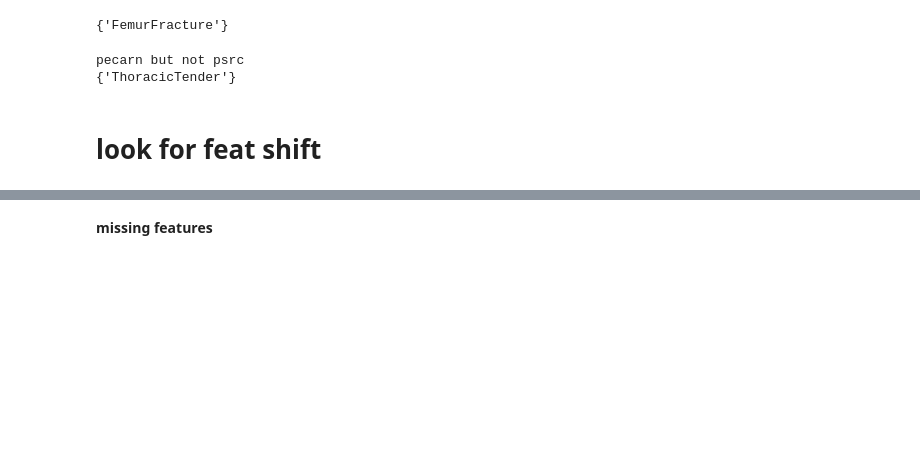
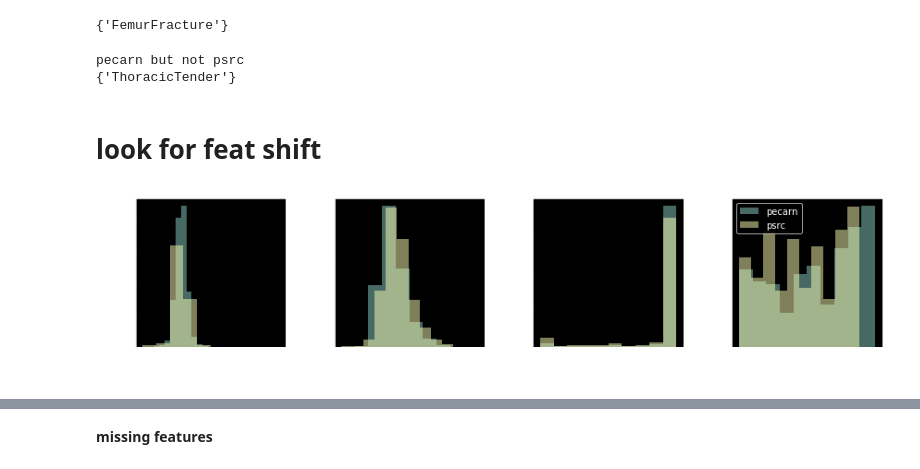
Before and after one commit to csinva/iai-clinical-decision-rule, a Jupyter notebook: 01_feat_matching.ipynb, the cells around one changed output, grey strips where cells are left out. Cells and saved outputs as stored; diff of their text form; code cells hidden in the pictures; blank space fills up the shorter version.

```diff
--- a/01_feat_matching.ipynb
+++ b/01_feat_matching.ipynb
@@ -39,9 +48,0 @@ computing psrc preprocessing...
-# %%
-outcome_def = 'iai_intervention' # output
-common_feats = list(filtered_feats_pecarn.intersection(filtered_feats_psrc))
-common_feats = common_feats + [outcome_def, 'cv_fold', 'dset']
-feats_numerical = ['InitSysBPRange', 'InitHeartRate', 'GCSScore', 'Age', 'AbdTenderDegree']
-feats_categorical = [feat for feat in common_feats
-                     if not feat in feats_numerical
-                     and not feat in ['dset', 'cv_fold', 'iai_intervention', 'Race', 'RecodedMOI']]
-print(common_feats, len(common_feats))
@@ -50,4 +53,3 @@ print(common_feats, len(common_feats))
 # %%
 for feat in common_feats:
-    print(feat, df_pecarn[feat].unique(),
-          df_pecarn[feat].min(), df_pecarn[feat].max())
+    print(feat, '\t', df_pecarn[feat].min(), '\t', df_pecarn[feat].max())
@@ -91,14 +90,16 @@ pecarn but not psrc
 # %% [markdown]
 # look for feat shift
 # %%
-R, C, = 3, 2
-plt.figure(dpi=300)
+R, C, = 1, 4
+plt.figure(figsize=(12, 3))
 for i in range(len(feats_numerical)):
     plt.subplot(R, C, i + 1)
     feat = feats_numerical[i]
     plt.hist(df_pecarn[feat], density=True, alpha=0.5, label='pecarn')
     plt.hist(df_psrc[feat], density=True, alpha=0.5, label='psrc')
     plt.xlabel(feat)
 plt.legend()
 plt.tight_layout()
 plt.show()
+# %% [output]
+[figure, added]
```
Also changed, not shown: parts of 10 cells of this notebook, 4 other files.
